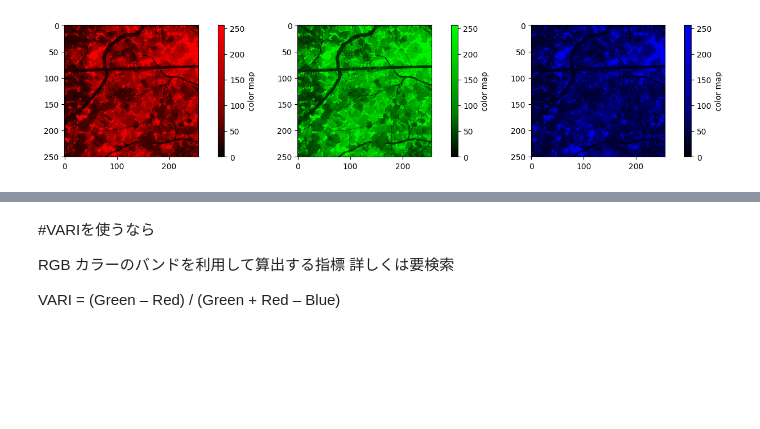
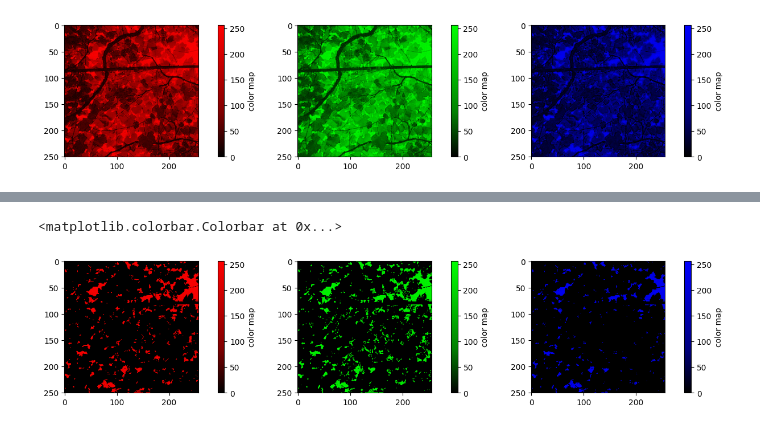
Before and after one commit to 1900690/grape-sky-segmentation, a Jupyter notebook: grape-sky-binarization.ipynb, the cells around one changed output, grey strips where cells are left out. Drawn from its saved outputs; the diff is of its cells as text; code cells hidden in the pictures; blank space fills up the shorter version.

```diff
--- a/grape-sky-binarization.ipynb
+++ b/grape-sky-binarization.ipynb
@@ -190,19 +72,0 @@ cbar = plt.colorbar(extend='neither', ticks=list_ticks)
-# %%
-#@title 準NDVIを計算
-#@markdown y=a*log(x)+bでa=0.18、b=0.71で計算
-
-a=0.18 #@param {type:"number"}
-b=0.71 #@param {type:"number"}
-#0で割らないように0->0.01に置き換える
-GEI_no_zero=np.where(GEI== 0, 0.01,GEI)
-#logを計算
-GEI_log=np.log(GEI_no_zero)
-#log(-x)は虚数となって存在しないためnanとなっているところを-0.8で置き換え
-GEI_log_nonan=np.nan_to_num(GEI_log, nan=0)
-#np.savetxt('/content/GEI_log_nonan.txt', GEI_log_nonan)
-
-#画像を表示
-quasi_NDVI=a*GEI_log_nonan+b
-plt.figure(figsize=(10,5))
-plt.imshow(quasi_NDVI,cmap = cm,interpolation='nearest', vmin=vmin, vmax=vmax)
-cbar = plt.colorbar(extend='neither', ticks=list_ticks)
@@ -211,7 +73,36 @@ cbar = plt.colorbar(extend='neither', ticks=list_ticks)
-# %% [markdown]
-#VARIを使うなら
-
-RGB カラーのバンドを利用して算出する指標
-詳しくは要検索
-
-VARI = (Green – Red) / (Green + Red – Blue)
+# %%
+#@title 各色の二値化の基準を決め各色のマスクを作成
+#@markdown 赤の閾値
+Rmax = 255 # @param {type:"slider", min:0, max:255, step:1}
+Rmin = 200 # @param {type:"slider", min:0, max:255, step:1}
+#@markdown 緑の閾値
+Gmax = 255 # @param {type:"slider", min:0, max:255, step:1}
+Gmin = 200 # @param {type:"slider", min:0, max:255, step:1}
+#@markdown 青の閾値
+Bmax = 255 # @param {type:"slider", min:0, max:255, step:1}
+Bmin = 200 # @param {type:"slider", min:0, max:255, step:1}
+
+
+r_temp=np.where(r < Rmin, 0, r)
+r_mask=np.where(r_temp > Rmax, 0, r_temp)
+
+g_temp=np.where(g < Gmin, 0, g)
+g_mask=np.where(g_temp > Gmax, 0, g_temp)
+
+b_temp=np.where(b < Bmin, 0, b)
+b_mask=np.where(b_temp > Bmax, 0, b_temp)
+
+#図を表示
+plt.figure(figsize=(15,3))
+plt.subplot(1,3,1)
+plt.imshow(r_mask,cmap = cmr, vmin=vmin, vmax=vmax)
+plt.colorbar( label = 'color map', pad = 0.1)
+plt.subplot(1,3,2)
+plt.imshow(g_mask,cmap = cmg, vmin=vmin, vmax=vmax)
+plt.colorbar( label = 'color map', pad = 0.1)
+plt.subplot(1,3,3)
+plt.imshow(b_mask,cmap = cmb, vmin=vmin, vmax=vmax)
+plt.colorbar( label = 'color map', pad = 0.1)
+# %% [output]
+<matplotlib.colorbar.Colorbar at 0x...>
+[figure, added]
```
Also changed, not shown: parts of 10 cells of this notebook.
